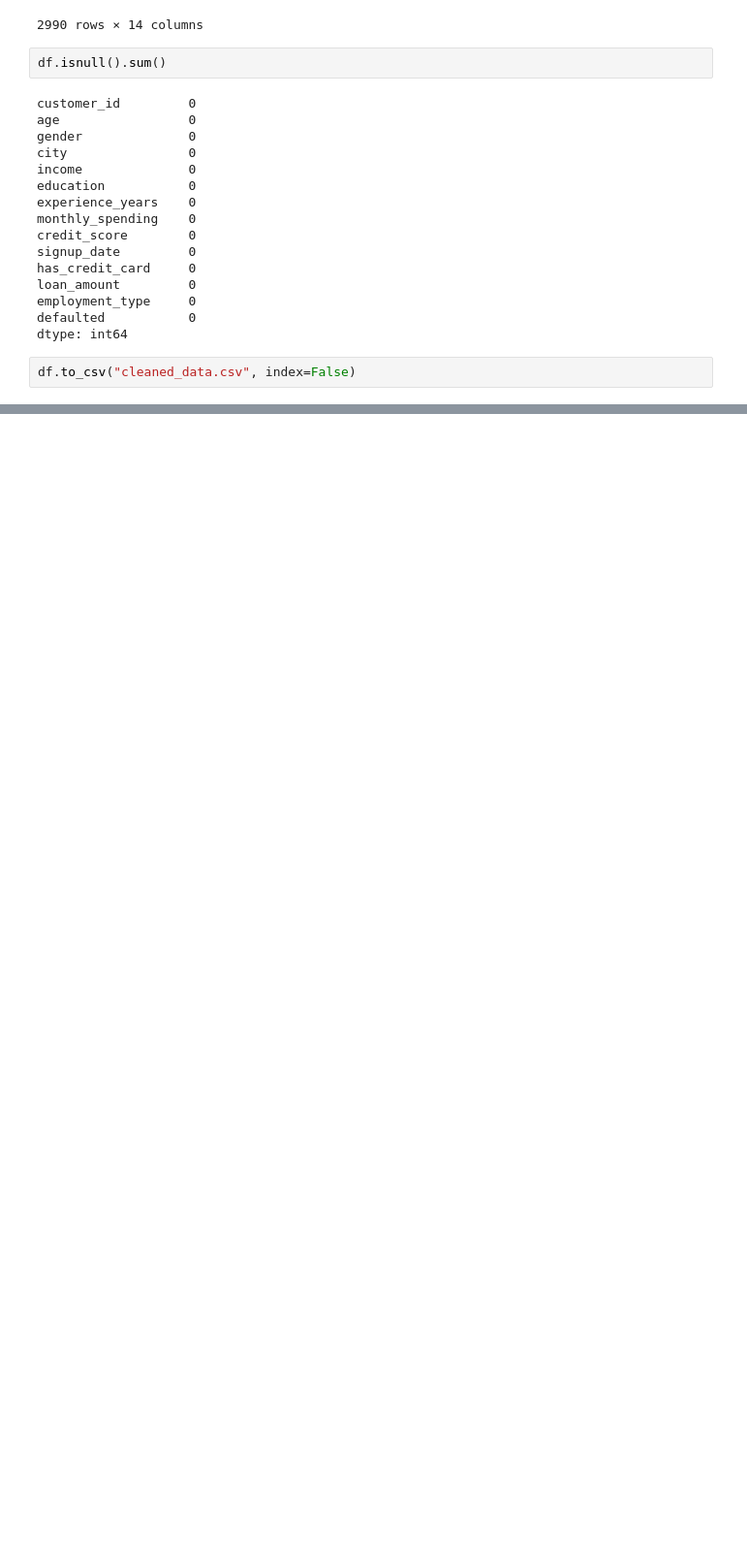
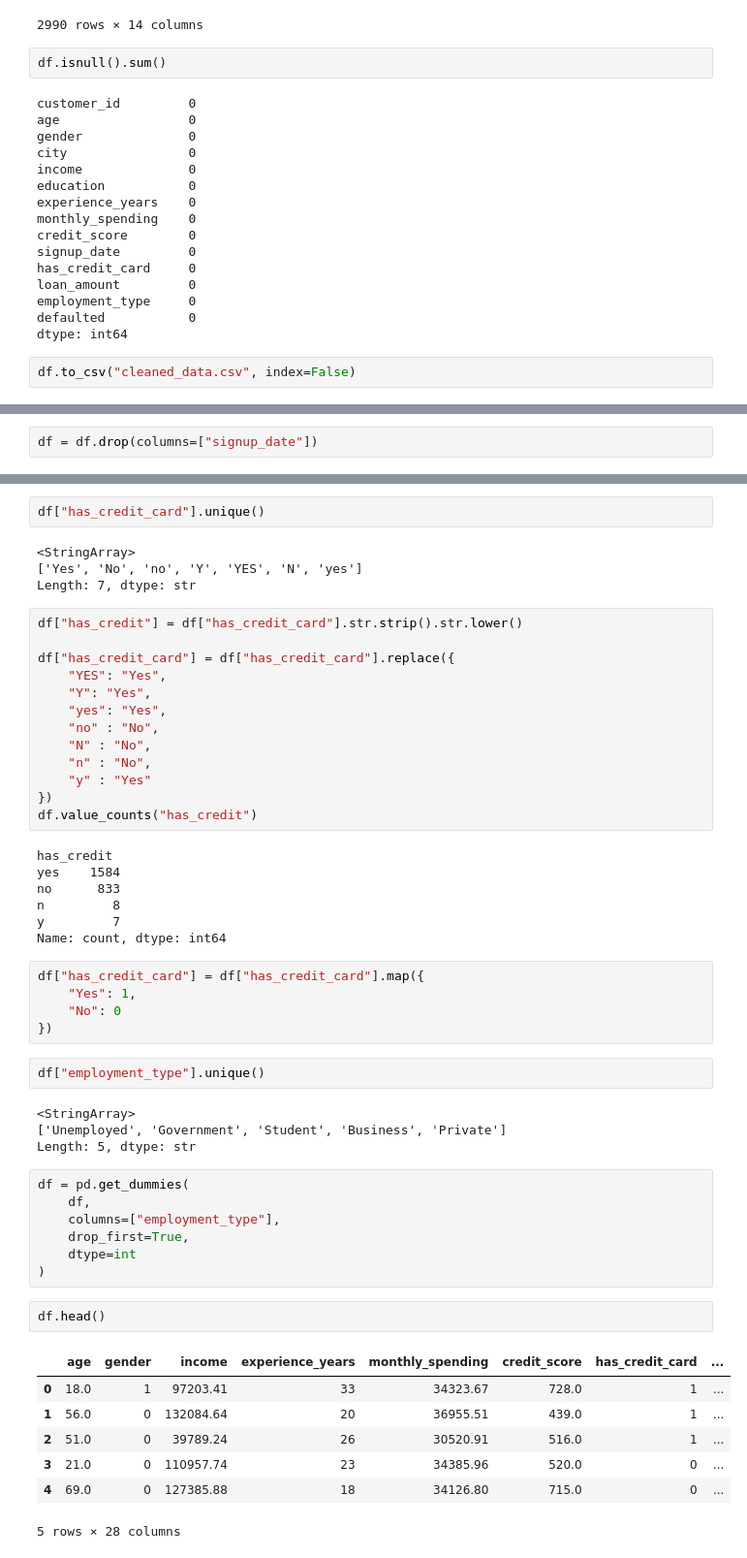
Before and after one commit to waris-idrees/Machine-learning_journey, a Jupyter notebook: 5-Feature_engineering/feature_enginering.ipynb, the cells around one changed output, grey strips where cells are left out. Shown at 97% size. Drawn from its saved outputs; the diff is of its cells as text; blank space fills up the shorter version.

```diff
--- a/5-Feature_engineering/feature_enginering.ipynb
+++ b/5-Feature_engineering/feature_enginering.ipynb
@@ -80,0 +208,2 @@ df
+# %%
+df = df.drop(columns=["signup_date"])
@@ -80,0 +219,54 @@ df
+# %%
+df["has_credit_card"].unique()
+# %% [output]
+<StringArray>
+['Yes', 'No', 'no', 'Y', 'YES', 'N', 'yes']
+Length: 7, dtype: str
+# %%
+df["has_credit"] = df["has_credit_card"].str.strip().str.lower()
+
+df["has_credit_card"] = df["has_credit_card"].replace({
+    "YES": "Yes",
+    "Y": "Yes",
+    "yes": "Yes",
+    "no" : "No",
+    "N" : "No",
+    "n" : "No",
+    "y" : "Yes"
+})
+df.value_counts("has_credit")
+# %% [output]
+has_credit
+yes    1584
+no      833
+n         8
+y         7
+Name: count, dtype: int64
+# %%
+df["has_credit_card"] = df["has_credit_card"].map({
+    "Yes": 1,
+    "No": 0
+})
+# %%
+df["employment_type"].unique()
+# %% [output]
+<StringArray>
+['Unemployed', 'Government', 'Student', 'Business', 'Private']
+Length: 5, dtype: str
+# %%
+df = pd.get_dummies(
+    df,
+    columns=["employment_type"],
+    drop_first=True,
+    dtype=int
+)
+# %%
+df.head()
+# %% [output]
+|  | age | gender | income | experience_years | monthly_spending | credit_score | has_credit_card | ... |
+| 0 | 18.0 | 1 | 97203.41 | 33 | 34323.67 | 728.0 | 1 | ... |
+| 1 | 56.0 | 0 | 132084.64 | 20 | 36955.51 | 439.0 | 1 | ... |
+| 2 | 51.0 | 0 | 39789.24 | 26 | 30520.91 | 516.0 | 1 | ... |
+| 3 | 21.0 | 0 | 110957.74 | 23 | 34385.96 | 520.0 | 0 | ... |
+| 4 | 69.0 | 0 | 127385.88 | 18 | 34126.80 | 715.0 | 0 | ... |
+5 rows × 28 columns
```
Also changed, not shown: parts of 31 cells of this notebook, 2 other files.
